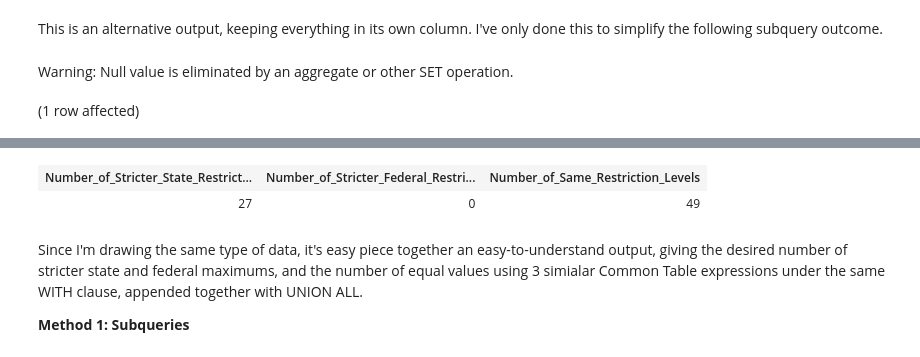
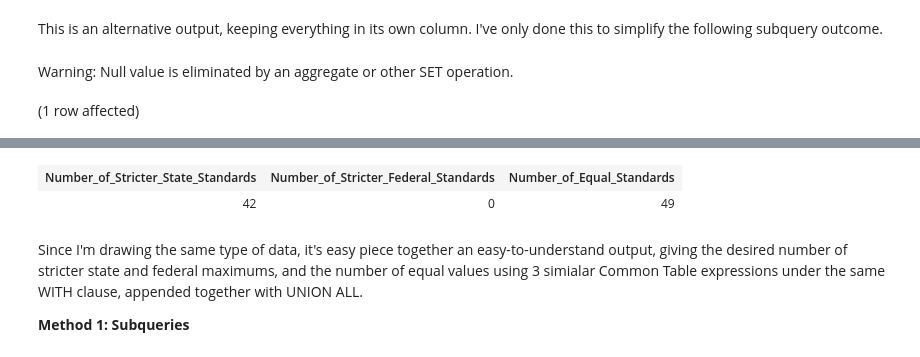
Before and after one commit to FreshOats/Water_Quality, a Jupyter notebook: WITH_CTE_instructions.ipynb, the cells around one changed output, grey strips where cells are left out. Saved outputs shown, nothing was run; the diff lists cells and outputs as text; code cells hidden in the pictures.

```diff
--- a/WITH_CTE_instructions.ipynb
+++ b/WITH_CTE_instructions.ipynb
@@ -178,27 +188,27 @@ WITH
 Stricter_State_Maximums AS (
     SELECT  contaminant,
             state_max_level,
-            federal_max_level
-    FROM dbo.state_regulations
-    WHERE federal_max_level > state_max_level
+            COALESCE(federal_max_level, state_max_level + 1) AS federal_max_coalesced
+    FROM    dbo.state_regulations
+    WHERE   COALESCE(federal_max_level, state_max_level + 1) > state_max_level
 ),
 Stricter_Federal_Maximums AS (
     SELECT  contaminant,
             state_max_level,
-            federal_max_level
-    FROM dbo.state_regulations
-    WHERE federal_max_level < state_max_level
+            COALESCE(federal_max_level, state_max_level + 1) AS federal_max_coalesced
+    FROM    dbo.state_regulations
+    WHERE   COALESCE(federal_max_level, state_max_level + 1) < state_max_level
 ),
 Same_State_Federal_Maximums AS (
     SELECT  contaminant,
             state_max_level,
-            federal_max_level
-    FROM dbo.state_regulations
-    WHERE federal_max_level = state_max_level
+            COALESCE(federal_max_level, state_max_level + 1) AS federal_max_coalesced
+    FROM    dbo.state_regulations
+    WHERE   COALESCE(federal_max_level, state_max_level + 1) = state_max_level
 )
-SELECT  COUNT(SSM.contaminant) AS Number_of_Stricter_State_Restriction_Levels,
-        COUNT(SFM.contaminant) AS Number_of_Stricter_Federal_Restriction_Levels,
-        COUNT(SM.contaminant) AS Number_of_Same_Restriction_Levels
+SELECT  COUNT(SSM.contaminant) AS Number_of_Stricter_State_Standards,
+        COUNT(SFM.contaminant) AS Number_of_Stricter_Federal_Standards,
+        COUNT(SM.contaminant) AS Number_of_Equal_Standards
 FROM    dbo.state_regulations AS SR
 LEFT JOIN Stricter_State_Maximums AS SSM
     ON SR.contaminant = SSM.contaminant
@@ -213,5 +223,5 @@ Total execution time: 00:00:00.009
-| Number_of_Stricter_State_Restrict... | Number_of_Stricter_Federal_Restri... | Number_of_Same_Restriction_Levels |
-| 27 | 0 | 49 |
+| Number_of_Stricter_State_Standards | Number_of_Stricter_Federal_Standards | Number_of_Equal_Standards |
+| 42 | 0 | 49 |
 # %% [markdown]
 Since I'm drawing the same type of data, it's easy piece together an easy-to-understand output, giving the desired number of stricter state and federal maximums, and the number of equal values using 3 simialar Common Table expressions under the same WITH clause, appended together with UNION ALL.
 
```
Also changed, not shown: parts of 25 cells of this notebook, 5 other files.
